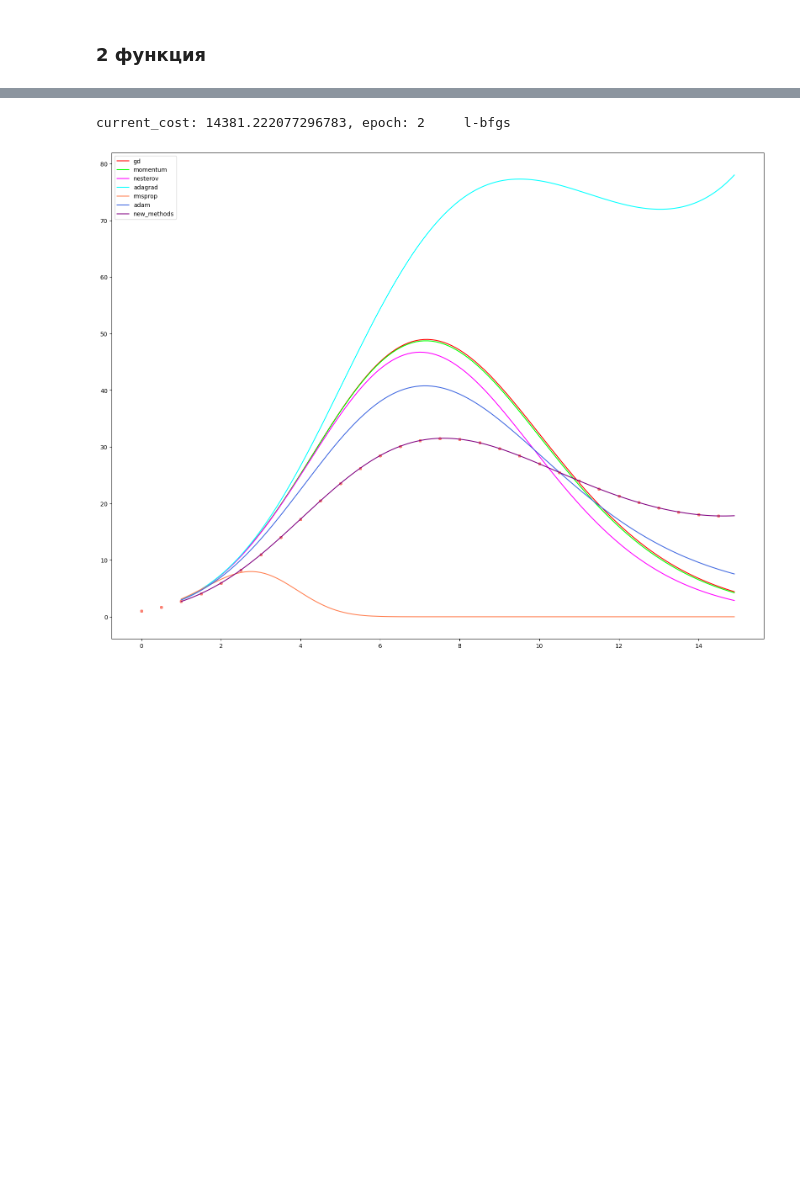
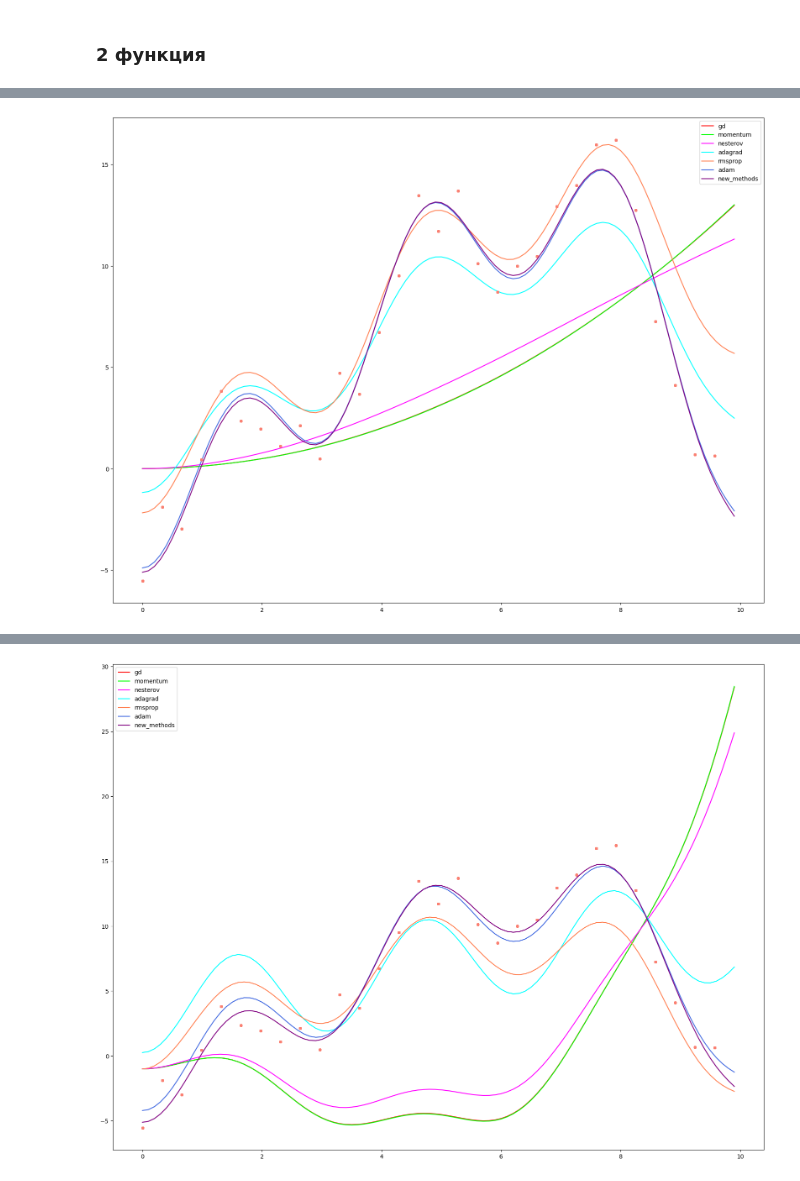
Before and after one commit to swerchansky/optimization-methods, a Jupyter notebook: 3_lab.ipynb, the cells around one changed output, grey strips where cells are left out. Saved outputs shown, nothing was run; the diff lists cells and outputs as text; code cells hidden in the pictures; blank space fills up the shorter version.

```diff
--- a/3_lab.ipynb
+++ b/3_lab.ipynb
@@ -674,18 +760,18 @@ current_cost: 56.39055341725281, epoch: 110     l-bfgs
 # %%
 TOTAL = 30
-STEP = 0.5
+STEP = 0.33
 FROM = 0
-INITIAL_THETA = [1.1, -0.1, 0.003]
+INITIAL_THETA = [0] * 4
 lr = 1
 eps = 1e-6
 
 def mysin(x):
     return sp.sin(x)
 
-def mysqrt(x):
-    return sp.sin(x)
+def mycos(x):
+    return sp.cos(x)
 
-X_new = np.arange(1, 15, 0.1, dtype=np.float64)
+X_new = np.arange(0, 10, 0.1, dtype=np.float64)
 
 
 symbols = sp.symbols(f"x:{len(INITIAL_THETA)}")
@@ -693,12 +779,12 @@ x = sp.symbols("x")
 y = sp.symbols("y")
 
 def function1(x):
-  return 3 ** (x - 0.1 * x ** 2 + 0.003 * x ** 3)
+  return x ** 2 - 0.1 * x ** 3 + sp.sin(x) ** 2 - 5 * sp.cos(x) ** 2
 
-func1 = 3 ** (symbols[0] * x + symbols[1] * x ** 2 + symbols[2] * x ** 3)
+func1 = symbols[0] * x ** 2 + symbols[1] * x ** 3 + symbols[2] * sp.sin(x) ** 2 + symbols[3] * sp.cos(x) ** 2
 
 
-func = sp.lambdify([symbols, x], func1, 'numpy')
+func = sp.lambdify([symbols, x], func1, {"sin":mysin, "cos":mycos})
 
 loss_func = (y - func(symbols, x)) ** 2
 loss_function_grad = [sp.diff(loss_func, symbol) for symbol in symbols]
@@ -711,25 +797,26 @@ for i in range(len(hessian)):
     hessian_func[i][j] = sp.lambdify([symbols, y, x], hessian[i][j], 'numpy')
 
 X = np.arange(FROM, TOTAL * STEP + FROM, STEP, dtype=np.float64)
-Y = np.array([function1(x1) for x1 in X], dtype=np.float64)
+Y = np.array([function1(x1) + np.random.uniform(-1, 1) * np.random.uniform(1, 3) for x1 in X], dtype=np.float64)
 
 print("initial:", INITIAL_THETA)
 result = [0 for i in range(10)]
 
-result[0] = gd(X, Y, INITIAL_THETA, loss_function, func, loss_function_grad, lr=1e-13, eps=eps)
-result[1] = gd_with_momentum(X, Y, INITIAL_THETA, loss_function, func, loss_function_grad, lr=1e-13, eps=eps)
-result[2] = gd_with_nesterov(X, Y, INITIAL_THETA, loss_function, func, loss_function_grad, lr=1e-13, eps=eps)
-result[3] = gd_with_adagrad(X, Y, INITIAL_THETA, loss_function, func, loss_function_grad, lr=1e-6, eps=eps)
+result[0] = gd(X, Y, INITIAL_THETA, loss_function, func, loss_function_grad, lr=1e-7, eps=eps)
+result[1] = gd_with_momentum(X, Y, INITIAL_THETA, loss_function, func, loss_function_grad, lr=1e-7, eps=eps)
+result[2] = gd_with_nesterov(X, Y, INITIAL_THETA, loss_function, func, loss_function_grad, lr=1e-7, eps=eps)
+result[3] = gd_with_adagrad(X, Y, INITIAL_THETA, loss_function, func, loss_function_grad, lr=1e-1, eps=eps)
 result[4] = gd_with_rmsprop(X, Y, INITIAL_THETA, loss_function, func, loss_function_grad, lr=1e-2, eps=eps)
-result[5] = gd_with_adam(X, Y, INITIAL_THETA, loss_function, func, loss_function_grad, lr=1e-4, eps=eps)
+result[5] = gd_with_adam(X, Y, INITIAL_THETA, loss_function, func, loss_function_grad, lr=1e-1, eps=eps)
 
 result[6] = gauss_newton(X, Y, INITIAL_THETA, loss_function, func, eps=eps)
 result[7] = powell_dog_leg(X, Y, INITIAL_THETA, loss_function, func, loss_function_grad, hessian_func, eps=eps)
 result[8] = bfgs(X, Y, INITIAL_THETA, loss_function, func, loss_function_grad, symbols, eps=eps)
-result[9] = lbfgs(X, Y, INITIAL_THETA, loss_function, func, loss_function_grad, symbols, eps=1e-8)
+result[9] = lbfgs(X, Y, INITIAL_THETA, loss_function, func, loss_function_grad, symbols, eps=1e-8, m=5)
 
-# бля я хз оставлять ли это, выглядит пиздато, но ошибки в l-bfgs мне не нравятся)))))))))))
-# да поебать мне кажется, в отчет че нибудь придумаем по цифорам
+lbfgs(X, Y, INITIAL_THETA, loss_function, func, loss_function_grad, symbols, eps=1e-8, m=100)
+lbfgs(X, Y, INITIAL_THETA, loss_function, func, loss_function_grad, symbols, eps=1e-8, m=40)
+lbfgs(X, Y, INITIAL_THETA, loss_function, func, loss_function_grad, symbols, eps=1e-8, m=2)
 
 colors = ['red', 'lime', 'fuchsia', 'aqua', 'coral', 'royalblue', 'purple']
 labels = ['gd', 'momentum', 'nesterov', 'adagrad', 'rmsprop', 'adam', 'new_methods']
@@ -742,4 +829,37 @@ for i in range(len(labels)):
   ax.plot(X_new, [func(result[i], p) for p in X_new], '-', color=colors[i], zorder=4, markersize=4, label=labels[i])
 ax.legend()
 plt.show()
+
+INITIAL_THETA = [-1, 0, 1, -1]
+
+print("initial:", INITIAL_THETA)
+result = [0 for i in range(10)]
+
+result[0] = gd(X, Y, INITIAL_THETA, loss_function, func, loss_function_grad, lr=1e-7, eps=eps)
+result[1] = gd_with_momentum(X, Y, INITIAL_THETA, loss_function, func, loss_function_grad, lr=1e-7, eps=eps)
+result[2] = gd_with_nesterov(X, Y, INITIAL_THETA, loss_function, func, loss_function_grad, lr=1e-7, eps=eps)
+result[3] = gd_with_adagrad(X, Y, INITIAL_THETA, loss_function, func, loss_function_grad, lr=2, eps=eps)
+result[4] = gd_with_rmsprop(X, Y, INITIAL_THETA, loss_function, func, loss_function_grad, lr=1e-2, eps=eps)
+result[5] = gd_with_adam(X, Y, INITIAL_THETA, loss_function, func, loss_function_grad, lr=1e-1, eps=eps)
+
+result[6] = gauss_newton(X, Y, INITIAL_THETA, loss_function, func, eps=eps)
+result[7] = powell_dog_leg(X, Y, INITIAL_THETA, loss_function, func, loss_function_grad, hessian_func, eps=eps)
+result[8] = bfgs(X, Y, INITIAL_THETA, loss_function, func, loss_function_grad, symbols, eps=eps)
+result[9] = lbfgs(X, Y, INITIAL_THETA, loss_function, func, loss_function_grad, symbols, eps=1e-8, m=5)
+
+lbfgs(X, Y, INITIAL_THETA, loss_function, func, loss_function_grad, symbols, eps=1e-8, m=100)
+lbfgs(X, Y, INITIAL_THETA, loss_function, func, loss_function_grad, symbols, eps=1e-8, m=40)
+lbfgs(X, Y, INITIAL_THETA, loss_function, func, loss_function_grad, symbols, eps=1e-8, m=2)
+
+colors = ['red', 'lime', 'fuchsia', 'aqua', 'coral', 'royalblue', 'purple']
+labels = ['gd', 'momentum', 'nesterov', 'adagrad', 'rmsprop', 'adam', 'new_methods']
+
+plt.rcParams["figure.figsize"] = (20, 15)
+fig, ax = plt.subplots()
+
+for i in range(len(labels)):
+  ax.plot(X, Y, 'o', color='salmon', zorder=4, markersize=4)
+  ax.plot(X_new, [func(result[i], p) for p in X_new], '-', color=colors[i], zorder=4, markersize=4, label=labels[i])
+ax.legend()
+plt.show()
 # %% [output]
@@ -754,0 +880 @@ current_cost: 9.400614371069207e-23, epoch: 8     dogleg
+[figure, new version]
@@ -756,2 +895 @@ current_cost: 14381.222077296783, epoch: 2     bfgs
-current_cost: 14381.222077296783, epoch: 2     l-bfgs
-[figure, old version]
+[figure, added]
```
Also changed, not shown: parts of 7 cells of this notebook.
